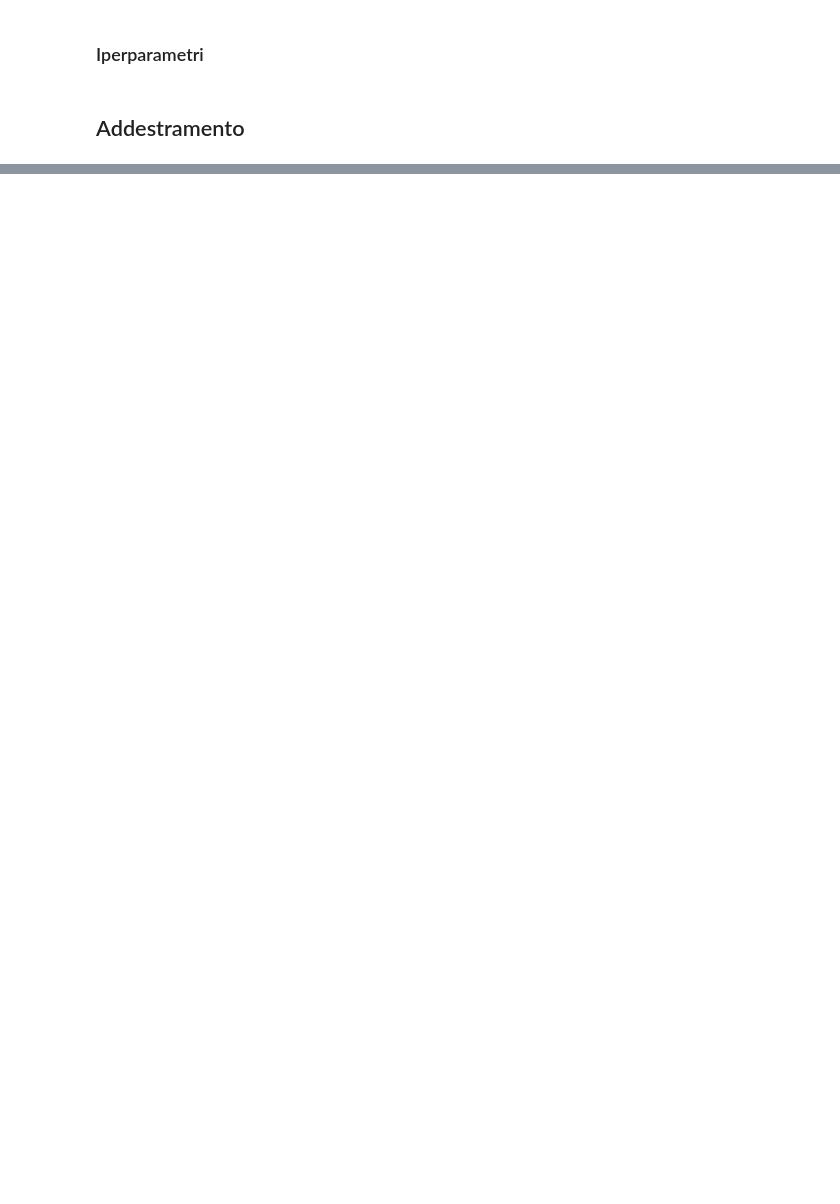
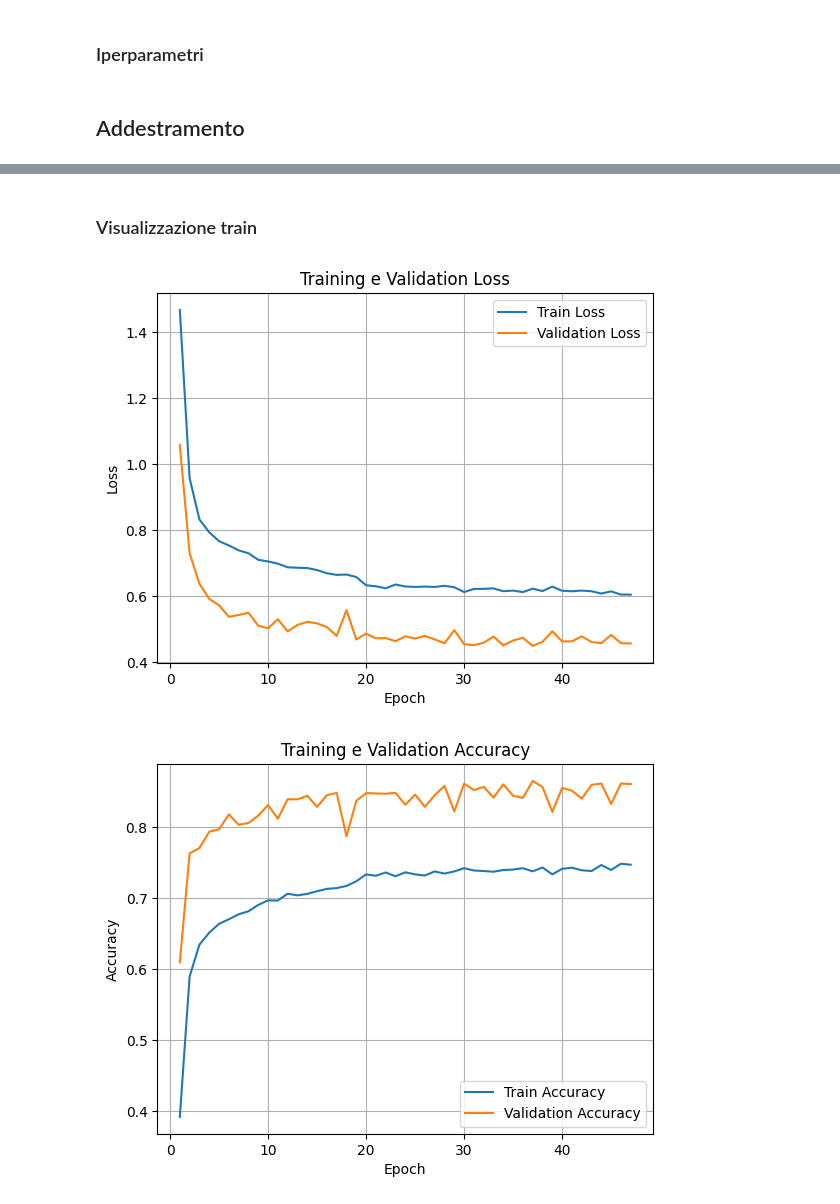
Before and after one commit to leovora/Data_Analytics_Project, a Jupyter notebook: src/Training_module/ff_model.ipynb, the cells around one changed output, grey strips where cells are left out. Cells and saved outputs as stored; diff of their text form; code cells hidden in the pictures; blank space fills up the shorter version.

Commit message:
feed forward model

```diff
--- a/src/Training_module/ff_model.ipynb
+++ b/src/Training_module/ff_model.ipynb
@@ -248,23 +290,26 @@ step_size = 20
 ## Addestramento
 # %%
 # fix the seed for reproducibility
-fix_random(seed)
+fix_random(SEED)
 
 
 # Start tensorboard
-writer = SummaryWriter(log_dir="runs/FeedForwardV1")
+exp_name = "runs/FeedForward"
+writer = SummaryWriter(log_dir=exp_name)
+
 
 # Create relative dataloaders
 train_loader = DataLoader(train_subset, batch_size=batch_size, shuffle=True)
-val_loader = DataLoader(val_subset, batch_size=batch_size, shuffle=False)
-test_loader = DataLoader(test_subset, batch_size=batch_size, shuffle=False)
+val_loader = DataLoader(val_subset, batch_size=batch_size)
+test_loader = DataLoader(test_subset, batch_size=batch_size)
 
 
 # Define the architecture, loss and optimizer
-model = FeedForwardV1(train_subset.num_features, train_subset.num_classes, hidden_size)
+model = FeedForward(train_subset.num_features, train_subset.num_classes, hidden_size)
+print(model)
 model.to(device)
+
 criterion = torch.nn.CrossEntropyLoss()
-# optimizer = torch.optim.SGD(model.parameters(), lr=learning_rate, momentum=0.9)
 optimizer = torch.optim.Adam(model.parameters(), lr=learning_rate)
 scheduler = torch.optim.lr_scheduler.StepLR(optimizer, step_size=step_size, gamma=gamma)
 
@@ -276,11 +321,11 @@ print("Accuracy before training:", acc.cpu().numpy())
 
 
 # Train the model
-model = train_model(model, criterion, optimizer, num_epochs, scheduler, train_loader, val_loader, device, writer)
+model, history = train_model(model, criterion, optimizer, num_epochs, scheduler, train_loader, val_loader, device, writer)
 
 
 # Load best model
-model.load_state_dict(torch.load("models/best_model", weights_only=True))
+model.load_state_dict(torch.load(f"models/best_model", weights_only=True))
 model.to(device)
 
 
@@ -295,0 +359,30 @@ writer.close()
+# %% [markdown]
+### Visualizzazione train
+# %%
+
+epochs = range(1, len(history["train_loss"]) + 1)
+
+# Loss
+plt.figure()
+plt.plot(epochs, history["train_loss"], label="Train Loss")
+plt.plot(epochs, history["val_loss"], label="Validation Loss")
+plt.xlabel("Epoch")
+plt.ylabel("Loss")
+plt.title("Training e Validation Loss")
+plt.legend()
+plt.grid(True)
+plt.show()
+
+# Accuracy
+plt.figure()
+plt.plot(epochs, history["train_acc"], label="Train Accuracy")
+plt.plot(epochs, history["val_acc"], label="Validation Accuracy")
+plt.xlabel("Epoch")
+plt.ylabel("Accuracy")
+plt.title("Training e Validation Accuracy")
+plt.legend()
+plt.grid(True)
+plt.show()
+# %% [output]
+[figure, added]
+[figure, added]
```
Also changed, not shown: parts of 15 cells of this notebook, 2 other files.
